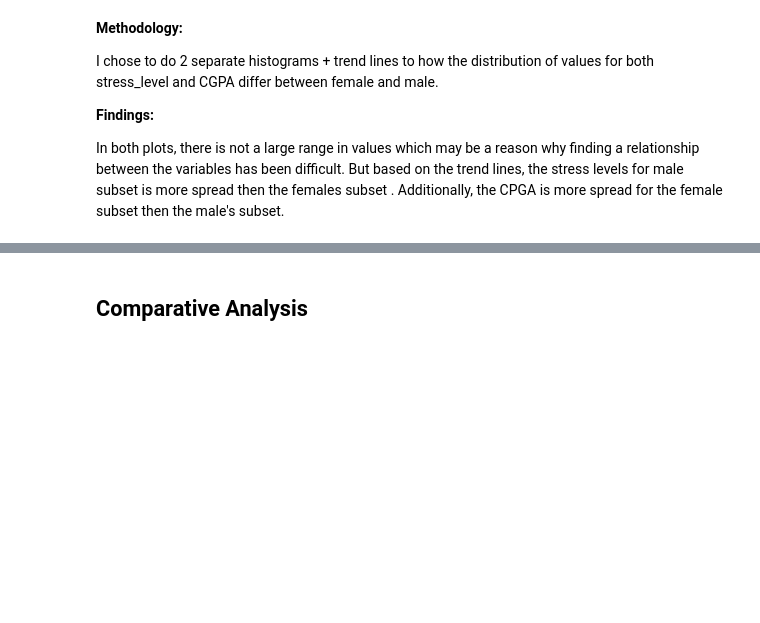
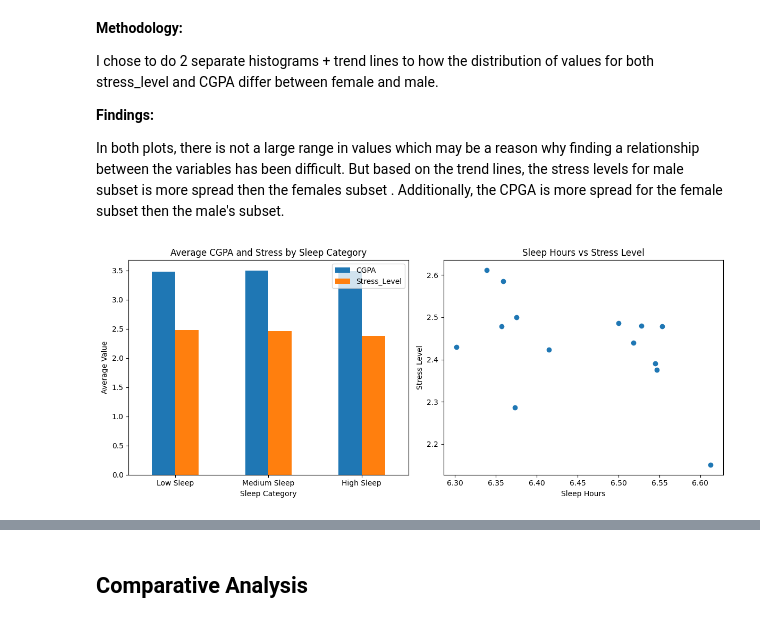
Before and after one commit to rebeccafalash/project_2_618, a Jupyter notebook: project1_v2.ipynb, the cells around one changed output, grey strips where cells are left out. Drawn from its saved outputs; the diff is of its cells as text; code cells hidden in the pictures; blank space fills up the shorter version.

```diff
--- a/project1_v2.ipynb
+++ b/project1_v2.ipynb
@@ -231,4 +418,25 @@ I chose to do 2 separate histograms + trend lines to how the distribution of val
 
 In both plots, there is not a large range in values which may be a reason why finding a relationship between the variables has been difficult. But based on the trend lines, the stress levels for male subset is more spread then the females subset . Additionally, the CPGA is more spread for the female subset then the male's subset.
 # %%
-#Q2
+# Question 2:
+fig, axes = plt.subplots(1, 2, figsize=(12, 5))
+
+# Barchart
+sleep_summary.plot(kind="bar", ax=axes[0])
+
+axes[0].set_title("Average CGPA and Stress by Sleep Category")
+axes[0].set_xlabel("Sleep Category")
+axes[0].set_ylabel("Average Value")
+axes[0].set_xticklabels(sleep_summary.index, rotation=0)
+
+# Scatter Plot
+axes[1].scatter(q2_df["sleep_hours"], q2_df["Stress_Level"])
+
+axes[1].set_title("Sleep Hours vs Stress Level")
+axes[1].set_xlabel("Sleep Hours")
+axes[1].set_ylabel("Stress Level")
+
+plt.tight_layout()
+plt.show()
+# %% [output]
+[figure, added]
```
Also changed, not shown: parts of 16 cells of this notebook.
